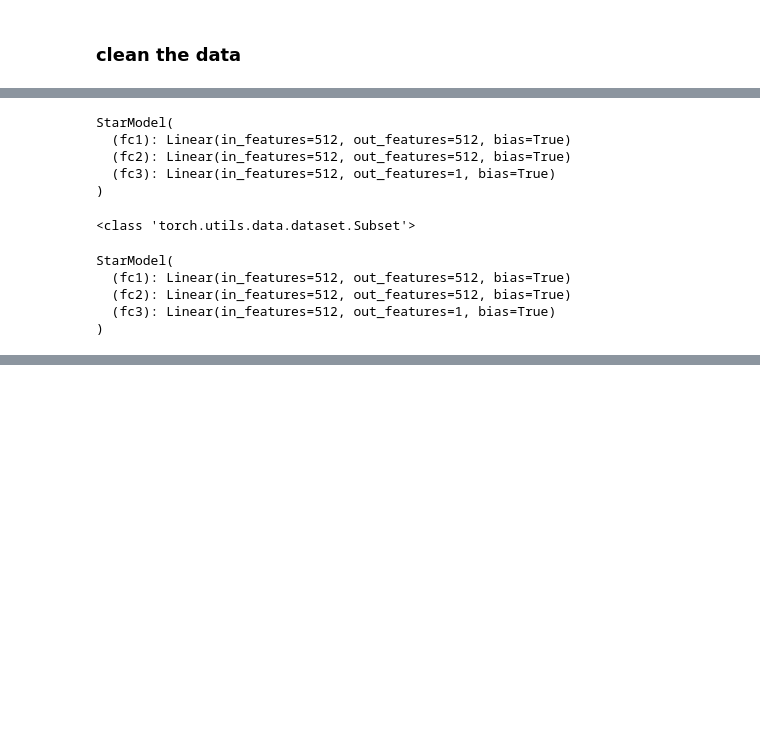
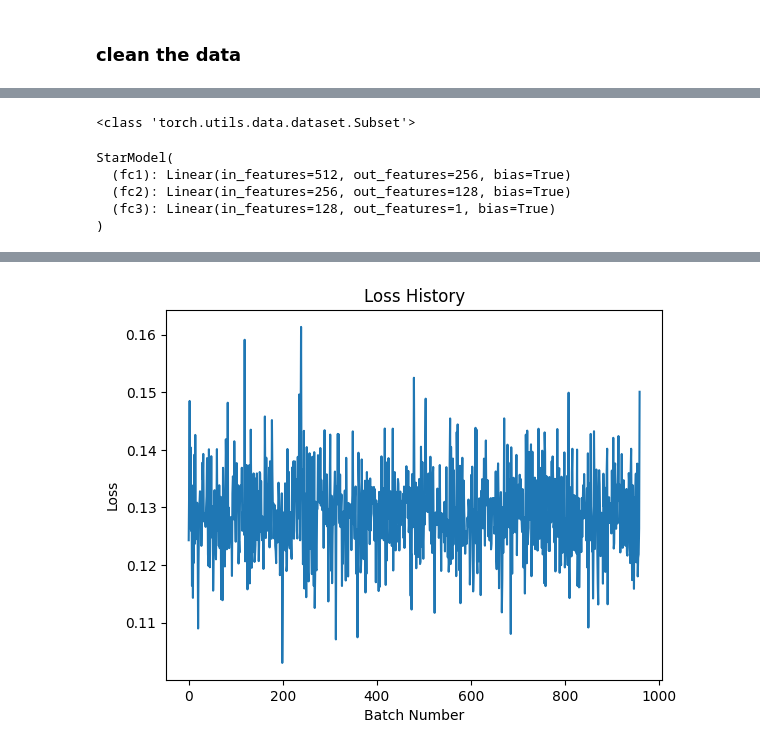
Before and after one commit to artbrock/ML-experiments, a Jupyter notebook: recipes/star-pred.ipynb, the cells around one changed output, grey strips where cells are left out. Cells and saved outputs as stored; diff of their text form; code cells hidden in the pictures; blank space fills up the shorter version.

Commit message:
trains but does not converge

```diff
--- a/recipes/star-pred.ipynb
+++ b/recipes/star-pred.ipynb
@@ -61,16 +67,6 @@ dataset.head()
 | 2 | [In a large heavy saucepan cook d... | 7.0 | 2004-08-20 04:00:00+00:00 | [Soup/Stew, Dairy, Potato, Vegeta... | 165.0 | None | 6.0 | 3.750 | Potato and Fennel Soup Hodge | [1 fennel bulb (sometimes called ... | ... |
 | 3 | [Heat oil in heavy large skillet ... | NaN | 2009-03-27 04:00:00+00:00 | [Fish, Olive, Tomato, Sauté, Low ... | NaN | The Sicilian-style tomato sauce h... | NaN | 5.000 | Mahi-Mahi in Tomato Olive Sauce | [2 tablespoons extra-virgin olive... | ... |
 | 4 | [Preheat oven to 350°F. Lightly g... | 32.0 | 2004-08-20 04:00:00+00:00 | [Cheese, Dairy, Pasta, Vegetable,... | 547.0 | None | 20.0 | 3.125 | Spinach Noodle Casserole | [1 12-ounce package frozen spinac... | ... |
-# %%
-
-def embed(sentence):
-    return USE([sentence])
-
-def format(data):
-    ingredients = " ".join(data['ingredients']) if data['ingredients'] else ""
-    steps = " ".join(data['directions']) if data['directions'] else ""
-    recipe = f"TITLE: {data['title']} \nDESCRIPTION: {data['desc']} \nINGREDIENTS: {ingredients} \nINSTRUCTIONS: {steps}"
-    return embed(recipe)
 # %% [markdown]
 ### clean the data
 # %%
@@ -151,15 +156,11 @@ Val size: 2412
 # %%
-import torch.nn.functional as F
 
 class StarModel(nn.Module):
     def __init__(self):
         super(StarModel, self).__init__()
-        # Input layer: 512 neurons
-        self.fc1 = nn.Linear(512, 512)
-        # Hidden layer: 512 neurons
-        self.fc2 = nn.Linear(512, 512)
-        # Output layer: 1 neuron
-        self.fc3 = nn.Linear(512, 1)
+        self.fc1 = nn.Linear(512, 256)
+        self.fc2 = nn.Linear(256, 128)
+        self.fc3 = nn.Linear(128, 1)
 
     def forward(self, x):
         # Pass data through fc1
@@ -172,66 +173,70 @@ class StarModel(nn.Module):
         x = F.relu(x)
         # Pass data through fc3
         x = self.fc3(x)
+        x = torch.sigmoid(x)
         return x
-
-# Create an instance of the network
-net = StarModel()
-print(net)
-# %% [output]
-StarModel(
-  (fc1): Linear(in_features=512, out_features=512, bias=True)
-  (fc2): Linear(in_features=512, out_features=512, bias=True)
-  (fc3): Linear(in_features=512, out_features=1, bias=True)
-)
 # %%
 print(type(train_data))
 
+BATCH_SIZE = 128
+# Number of epochs to train for
+epochs = 8
+
+
 # Create a DataLoader with batch size of 32
-train_loader = DataLoader(train_data, batch_size=32, shuffle=True)
+train_loader = DataLoader(train_data, batch_size=BATCH_SIZE, shuffle=True)
 
 # Define a loss function - Mean Squared Error is used here as an example
 criterion = nn.MSELoss()
 
 # Define an optimizer - Stochastic Gradient Descent is used here as an example
-optimizer = optim.SGD(net.parameters(), lr=0.005)
+optimizer = optim.SGD(net.parameters(), lr=0.0001)
 
-# Number of epochs to train for
-epochs = 10
 
 model = StarModel()
+model.to(device)
 model.train()
 # %% [output]
 <class 'torch.utils.data.dataset.Subset'>
 StarModel(
-  (fc1): Linear(in_features=512, out_features=512, bias=True)
-  (fc2): Linear(in_features=512, out_features=512, bias=True)
-  (fc3): Linear(in_features=512, out_features=1, bias=True)
+  (fc1): Linear(in_features=512, out_features=256, bias=True)
+  (fc2): Linear(in_features=256, out_features=128, bias=True)
+  (fc3): Linear(in_features=128, out_features=1, bias=True)
 )
 # %%
-
-
 # Train the model
+print(epochs)
+loss_history = []
 for epoch in range(epochs):
     for inputs, targets in train_loader:
 
         # print(inputs.shape, targets.shape)
-        # print("inputs", inputs)
-        # print("target", targets, targets.unsqueeze(1))
-        # break
+        # print(targets[0].shape)
 
         # print(inputs, targets)
         # Zero the parameter gradients
         optimizer.zero_grad()
 
         # Forward pass
-        outputs = model(inputs)
+        outputs = model(inputs.to(device))
 
         # Calculate loss
-        loss = criterion(outputs, targets.unsqueeze(1))
+        # print("Pred min, max: ", outputs.shape, outputs.min().item(), outputs.max().item())
+        # print("Label min, max: ", targets.shape, targets.min().item(), targets.max().item())
+        loss = criterion(outputs, targets.to(device))
 
         # Backward pass and optimization
         loss.backward()
         optimizer.step()
+        loss_history.append(loss.item())
 
     print(f"Epoch {epoch+1}/{epochs} Loss: {loss.item()}")
+
+
+# Plotting the loss history
+plt.plot(loss_history)
+plt.title('Loss History')
+plt.xlabel('Batch Number')
+plt.ylabel('Loss')
+plt.show()
 # %% [output]
@@ -241,0 +252 @@ Epoch 4/10 Loss: 0.02120095118880272
+[figure, added]
```
Also changed, not shown: parts of 15 cells of this notebook.
